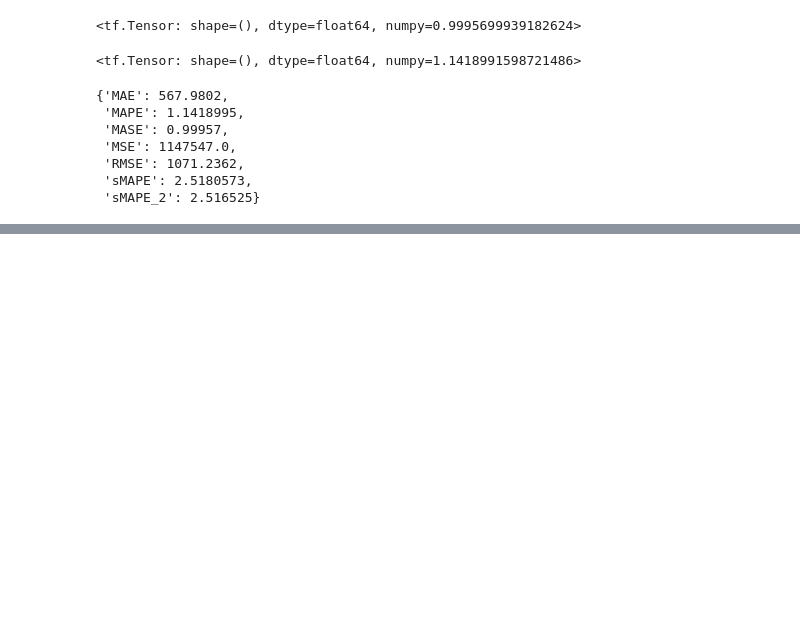
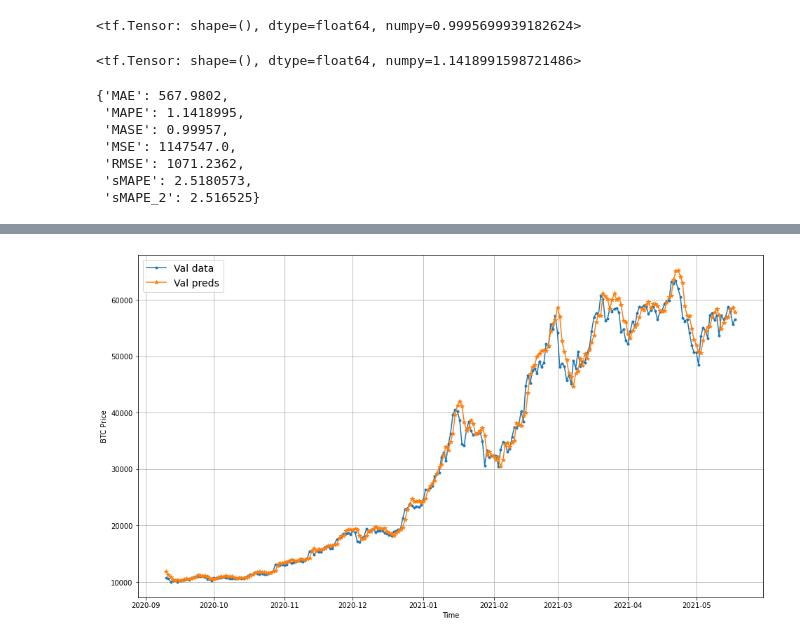
Before and after one commit to ngcheeyuan/Learner-s-Repo-for-Tensorflow, a Jupyter notebook: 10_Tensorflow_Deep_learning_time_series.ipynb, the cells around one changed output, grey strips where cells are left out. Cells and saved outputs as stored; diff of their text form; code cells hidden in the pictures; blank space fills up the shorter version.

```diff
--- a/10_Tensorflow_Deep_learning_time_series.ipynb
+++ b/10_Tensorflow_Deep_learning_time_series.ipynb
@@ -305,0 +557,7 @@ LinkedIn Greykite:(flexible, intuitive and fast forecasts) 	https://github.com/l
+# %%
+WINDOW_SIZE = 30
+HORIZON = 7
+# %%
+train_windows,val_windows,train_labels,val_labels = make_train_test_splits(x = prices,
+                                                                           window_size = WINDOW_SIZE,
+                                                                           horizon = HORIZON)
@@ -305,0 +600,2 @@ LinkedIn Greykite:(flexible, intuitive and fast forecasts) 	https://github.com/l
+# %%
+model_3 = tf.keras.models.load_model('model_experiments/model_3_window_30_horizon_7/')
@@ -305,0 +607,2 @@ LinkedIn Greykite:(flexible, intuitive and fast forecasts) 	https://github.com/l
+# %%
+model_3_preds = tf.squeeze(model_3.predict(val_windows))
@@ -305,0 +626,15 @@ LinkedIn Greykite:(flexible, intuitive and fast forecasts) 	https://github.com/l
+# %%
+offset = 300
+plt.figure(figsize=(16,9))
+#Account for the test_window offset and index into test_labels to ensure correct plotting
+plot_time_series(timesteps = X_test[-len(val_windows):],
+                 values = val_labels[:,0],
+                 start = offset,
+                 label = 'Val data')
+plot_time_series(timesteps = X_test[-len(val_windows):],
+                 values = tf.reduce_mean(model_3_preds,axis = 1),
+                 start = offset,
+                 format = '*',
+                 label = 'Val preds')
+# %% [output]
+[figure, added]
```
Also changed, not shown: parts of 191 cells of this notebook.
